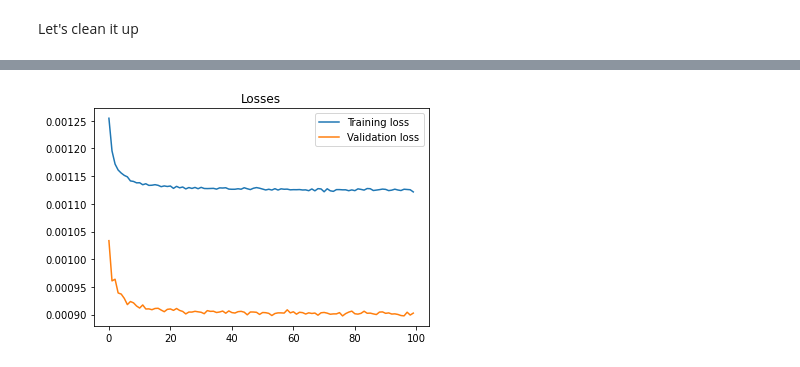
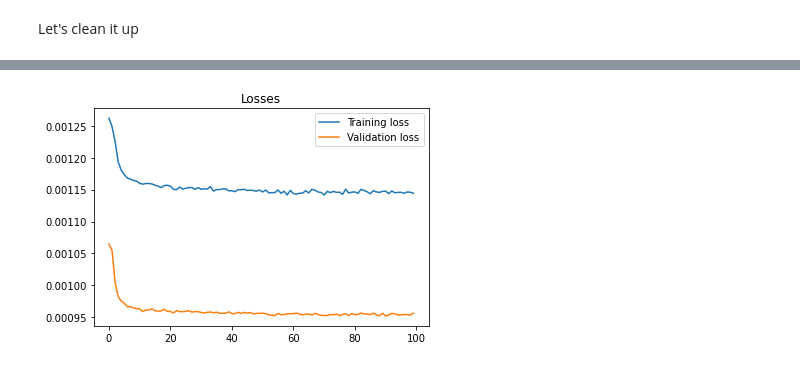
Before and after one commit to JackMcKew/jackmckew.dev, a Jupyter notebook: drafts/2022/weather-prediction-rnn/notebooks/weather-prediction-rnn.ipynb, the cells around one changed output, grey strips where cells are left out. Saved outputs shown, nothing was run; the diff lists cells and outputs as text; code cells hidden in the pictures.

```diff
--- a/drafts/2022/weather-prediction-rnn/notebooks/weather-prediction-rnn.ipynb
+++ b/drafts/2022/weather-prediction-rnn/notebooks/weather-prediction-rnn.ipynb
@@ -81,10 +87,10 @@ df_gen
 # %%
-# # https://towardsdatascience.com/building-rnn-lstm-and-gru-for-time-series-using-pytorch-a46e5b094e7b
-
 df_features = (
                 df_gen
                 .assign(day = df_gen.index.day)
                 .assign(month = df_gen.index.month)
                 .assign(day_of_week = df_gen.index.dayofweek)
-                .assign(week_of_year = df_gen.index.week)
+                .assign(week_of_year = df_gen.index.isocalendar().week)
               )
+
+df_features.head(1).iloc[:,-4:]
@@ -91,3 +100,0 @@ df_features = (
-# %%
-df_features['quality'] = df_features['quality'].replace('Y',1)
-df_features['quality'] = df_features['quality'].replace('N',0)
@@ -201,7 +209,7 @@ class LSTMModel(torch.nn.Module):
         # LSTM Cell state
         c0 = torch.zeros(self.layer_dimension, x.size(0), self.hidden_dimension).requires_grad_()
 
-        out, (hn, cn) = self.lstm(x, (h0.detach(), c0.detach()))
+        out= self.lstm(x, (h0.detach(), c0.detach()))
 
         out = out[:, -1, :]
 
@@ -260,7 +268,7 @@ class Optimization:
         return loss.item()
 
     def train(self, train_loader, val_loader, batch_size=64, n_epochs=50, n_features=1):
-        model_path = f'models/{self.model}_{datetime.now().strftime("%Y-%m-%d %H:%M:%S")}'
+        model_path = f'models/{self.model}_{datetime.now().strftime("%Y-%m-%d %H:%M:%S").replace(" ", "_")}'
 
         for epoch in range(1, n_epochs + 1):
             batch_losses = []
@@ -330,7 +338,7 @@ model_params = {'input_dimension': input_dimension,
                 'output_dimension' : output_dimension,
                 'dropout_probability' : dropout}
 
-model = GRUModel(**model_params)
+model = LSTMModel(**model_params)
 
 loss_fn = torch.nn.MSELoss(reduction="mean")
 optimizer = optim.Adam(model.parameters(), lr=learning_rate, weight_decay=weight_decay)
@@ -354,4 +362,4 @@ opt.plot_losses()
-[figure, old version]
+[figure, new version]
 # %%
 predictions, values = opt.evaluate(test_loader, batch_size=64, n_features=input_dimension)
 # %%
```
Also changed, not shown: parts of 23 cells of this notebook, 1 other file.
